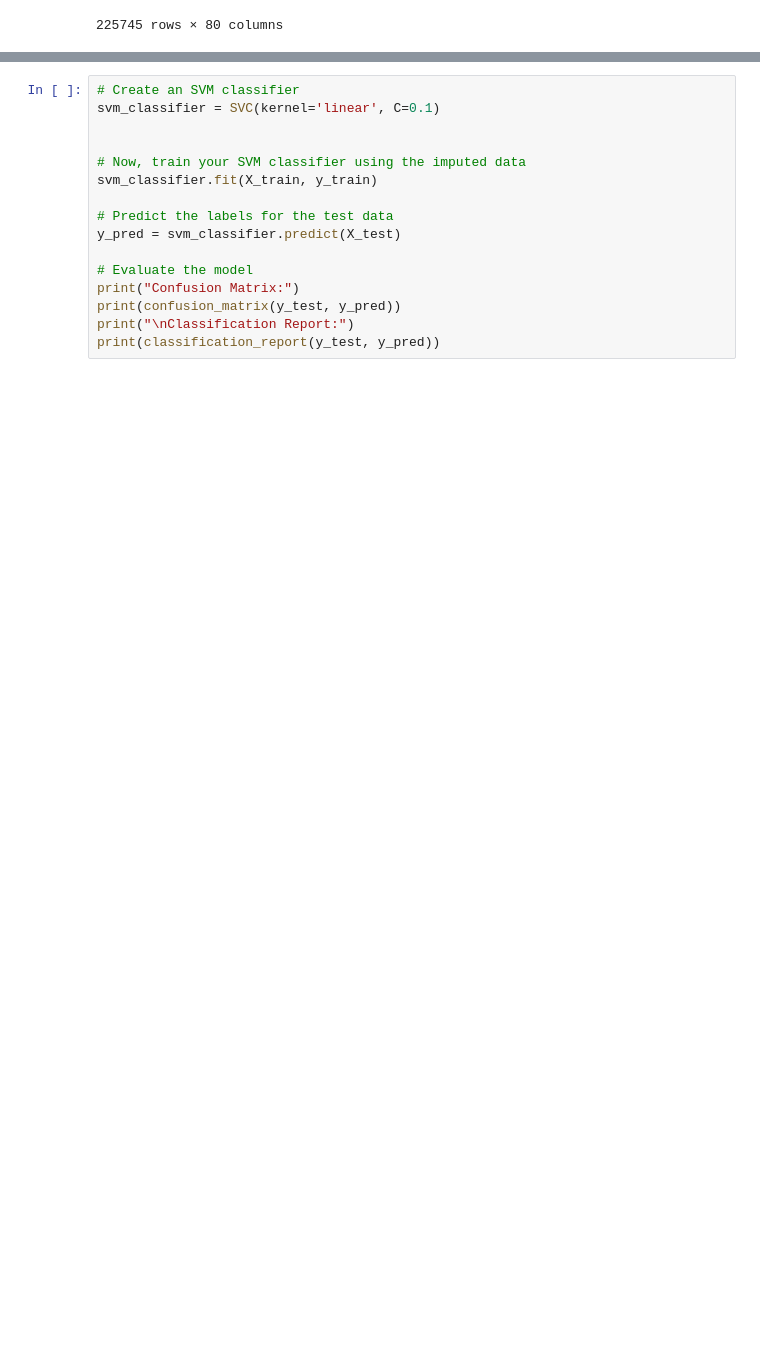
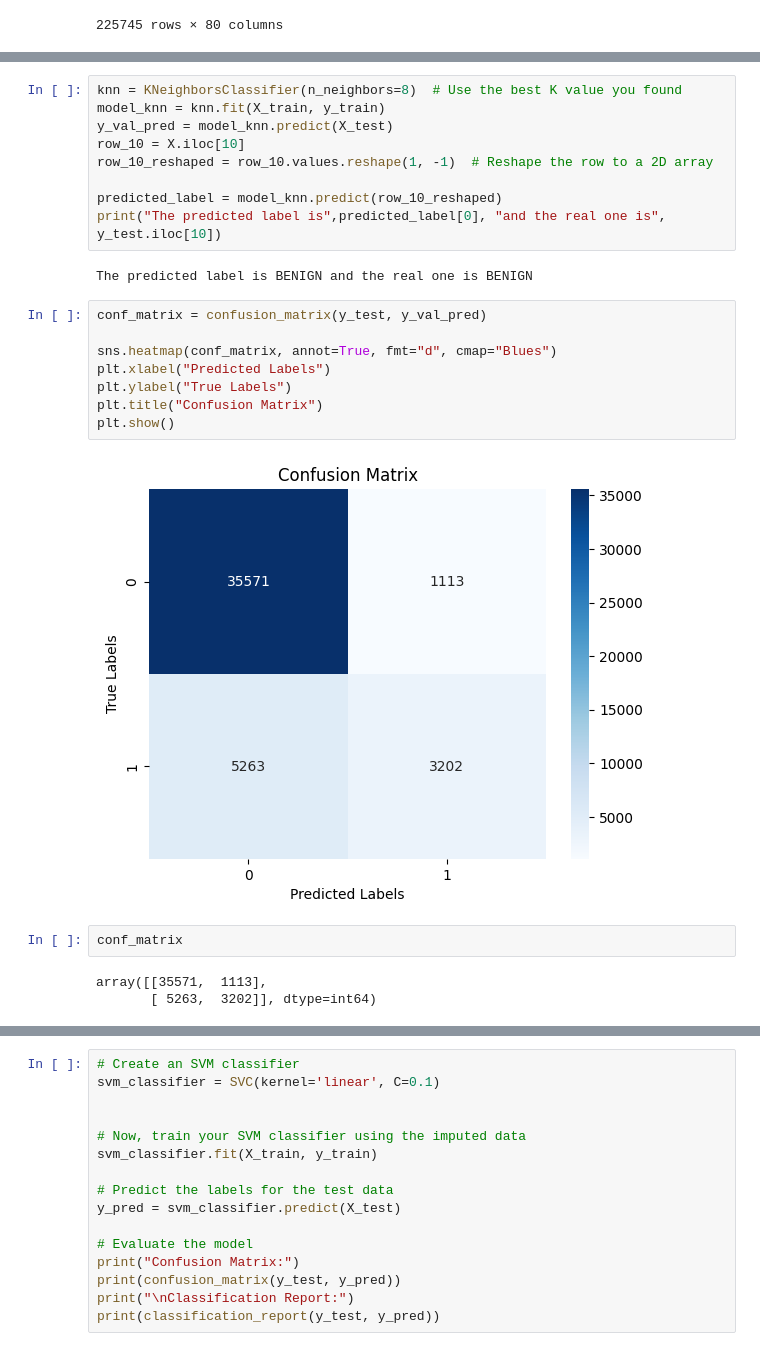
Before and after one commit to YassineICHIRRI/Anomaly-Detection-of-DDoS-Attacks, a Jupyter notebook: DDoS_notebook.ipynb, the cells around one changed output, grey strips where cells are left out. Drawn from its saved outputs; the diff is of its cells as text; blank space fills up the shorter version.

```diff
--- a/DDoS_notebook.ipynb
+++ b/DDoS_notebook.ipynb
@@ -312,0 +397,26 @@ for  13  as K, accuracy is :  0.855655717734612
+# %%
+knn = KNeighborsClassifier(n_neighbors=8)  # Use the best K value you found
+model_knn = knn.fit(X_train, y_train)
+y_val_pred = model_knn.predict(X_test)
+row_10 = X.iloc[10]
+row_10_reshaped = row_10.values.reshape(1, -1)  # Reshape the row to a 2D array
+
+predicted_label = model_knn.predict(row_10_reshaped)
+print("The predicted label is",predicted_label[0], "and the real one is", y_test.iloc[10])
+# %% [output]
+The predicted label is BENIGN and the real one is BENIGN
+# %%
+conf_matrix = confusion_matrix(y_test, y_val_pred)
+
+sns.heatmap(conf_matrix, annot=True, fmt="d", cmap="Blues")
+plt.xlabel("Predicted Labels")
+plt.ylabel("True Labels")
+plt.title("Confusion Matrix")
+plt.show()
+# %% [output]
+[figure, added]
+# %%
+conf_matrix
+# %% [output]
+array([[35571,  1113],
+       [ 5263,  3202]], dtype=int64)
```
Also changed, not shown: parts of 7 cells of this notebook.
